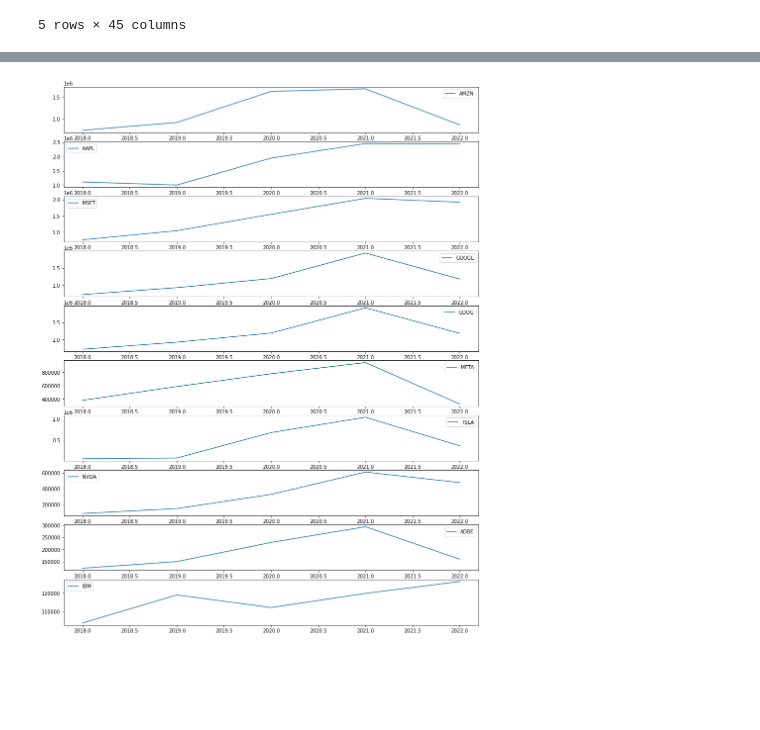
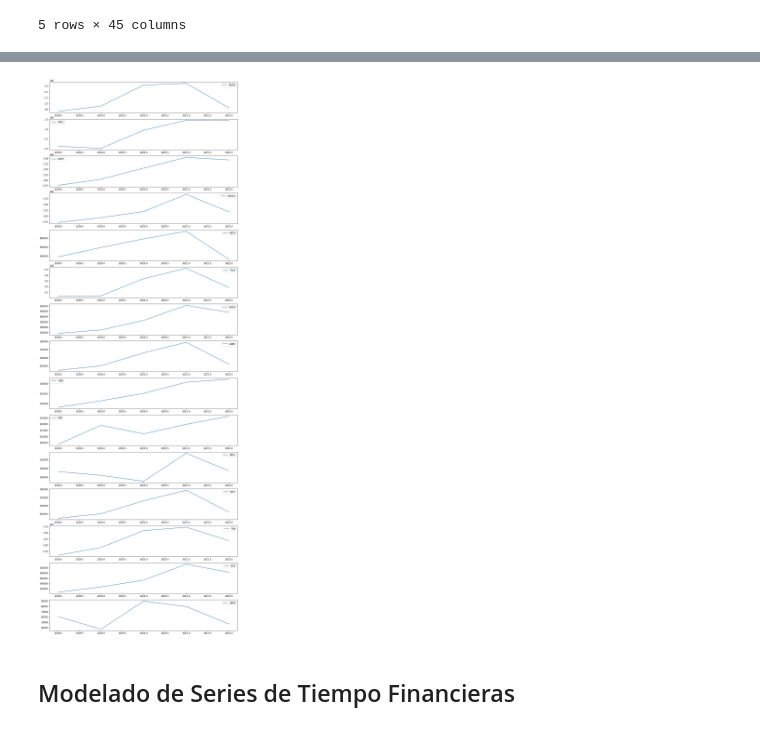
Before and after one commit to Sebas9626/daggendask, a Jupyter notebook: Portfolio.ipynb, the cells around one changed output, grey strips where cells are left out. Drawn from its saved outputs; the diff is of its cells as text; code cells hidden in the pictures; blank space fills up the shorter version.

```diff
--- a/Portfolio.ipynb
+++ b/Portfolio.ipynb
@@ -74,10 +46,11 @@ for company in companies:
               end= today,
               progress=False)
 
-  df = df.loc[:, ['Adj Close']]
+  df = df.loc[:, ['Adj Close', 'Volume']]
   df.rename(columns={'Adj Close':'adj_close'}, inplace=True)
   df['SR_nr'] = df['adj_close'].pct_change()
   df['SR'] = round(df.adj_close.pct_change(), 2)
+  df['MVC'] = round(df.Volume.pct_change(), 3)
 
   company_dfs[company] = df
 
@@ -85,23 +58,26 @@ AAPL = company_dfs['AAPL']
 AMZN = company_dfs['AMZN']
 MSFT = company_dfs['MSFT']
 GOOGL = company_dfs['GOOGL']
-GOOG = company_dfs['GOOG']
 META = company_dfs['META']
 TSLA = company_dfs['TSLA']
 NVDA = company_dfs['NVDA']
 ADBE = company_dfs['ADBE']
+CRM = company_dfs['CRM']
 IBM = company_dfs['IBM']
+ORCL = company_dfs['ORCL']
+INTC = company_dfs['INTC']
+TSM = company_dfs['TSM']
+ACN = company_dfs['ACN']
+UBER = company_dfs['UBER']
 
-plt.plot(AAPL.index, AAPL['adj_close'], color='blue', label='AAPL')
-plt.plot(AMZN.index, AMZN['adj_close'], color='red', label='AMZN')
-plt.plot(NVDA.index, NVDA['adj_close'], color='green', label='NVDA')
+plt.plot(TSM.index, TSM['adj_close'], color='red', label='TSM')
 plt.plot(GOOGL.index, GOOGL['adj_close'], color='purple', label='GOOGL')
 plt.plot(IBM.index, IBM['adj_close'], color='orange', label='IBM')
 plt.legend()
 plt.tight_layout()
-plt.title('1 year price evolution')
+plt.title('5 year price evolution')
 plt.xlabel('Date')
 plt.ylabel('Price ($)')
-plt.rcParams["figure.figsize"] = (15,5) # Ancho: 20 pulgadas, altura: 5 pulgadas
+plt.rcParams["figure.figsize"] = (18,8)
 plt.show()
 # %% [output]
@@ -126,13 +84,0 @@ AAPL
-# %%
-# Simple Return mean: last 10 days
-gainers = {}
-pd.options.display.float_format = '{:,.5f}'.format
-
-for i,df in enumerate(companies):
-  df = company_dfs[companies[i]]
-  df = df.tail(10)
-  df = df.loc[:, ['SR_nr']]
-  gainers.update({
-      companies[i]: df.mean()})
-gainers_df= pd.DataFrame.from_dict(gainers, orient='index')
-gainers_df['SR_nr'].sort_values(ascending=False)
@@ -295,14 +271,21 @@ print(financials)
 # %%
+# Financial Dataframe per company
 AMZN_fin = pd.DataFrame.from_dict(financials['AMZN'], orient='index')
 AAPL_fin = pd.DataFrame.from_dict(financials['AAPL'], orient='index')
 MSFT_fin = pd.DataFrame.from_dict(financials['MSFT'], orient='index')
 GOOGL_fin = pd.DataFrame.from_dict(financials['GOOGL'], orient='index')
-GOOG_fin = pd.DataFrame.from_dict(financials['GOOG'], orient='index')
 META_fin = pd.DataFrame.from_dict(financials['META'], orient='index')
 TSLA_fin = pd.DataFrame.from_dict(financials['TSLA'], orient='index')
 NVDA_fin = pd.DataFrame.from_dict(financials['NVDA'], orient='index')
 ADBE_fin = pd.DataFrame.from_dict(financials['ADBE'], orient='index')
+CRM_fin = pd.DataFrame.from_dict(financials['CRM'], orient='index')
 IBM_fin = pd.DataFrame.from_dict(financials['IBM'], orient='index')
+ORCL_fin = pd.DataFrame.from_dict(financials['ORCL'], orient='index')
+INTC_fin = pd.DataFrame.from_dict(financials['ADBE'], orient='index')
+TSM_fin = pd.DataFrame.from_dict(financials['TSM'], orient='index')
+ACN_fin = pd.DataFrame.from_dict(financials['ACN'], orient='index')
+UBER_fin = pd.DataFrame.from_dict(financials['UBER'], orient='index')
+
 AMZN_fin
 # %% [output]
 |  | Mkt Cap | Debt to Equity | Debt to Assets | Revenue per Share | NI per Share | Revenue | Gross Profit | ... |
@@ -313,4 +296,5 @@ AMZN_fin
 | 2018 | 731,459.3900 | 2.7348 | 0.7323 | 23.9104 | 1.0342 | 232,887.0000 | 59,704.0000 | ... |
 5 rows × 45 columns
 # %%
-fin_dfs = [AMZN_fin, AAPL_fin, MSFT_fin, GOOGL_fin, GOOG_fin, META_fin, TSLA_fin, NVDA_fin, ADBE_fin, IBM_fin]
+# Financial Dataframes
+fin_dfs = [AMZN_fin, AAPL_fin, MSFT_fin, GOOGL_fin, META_fin, TSLA_fin, NVDA_fin, ADBE_fin, CRM_fin, IBM_fin, ORCL_fin, INTC_fin, TSM_fin, ACN_fin, UBER_fin]
@@ -369,10 +360,10 @@ AMZN_fin['PE'][2022]
 # %%
 for i,df in enumerate(fin_dfs):
   plt.subplot(len(fin_dfs),1,i+1)
   plt.plot(df.index, df['Mkt Cap'], label=companies[i])
   plt.legend()
 
-plt.rcParams["figure.figsize"] = (15,20)
+plt.rcParams["figure.figsize"] = (15,45)
 plt.show()
 # %% [output]
-[figure, old version]
+[figure, new version]
@@ -390,0 +370,2 @@ pf.create_simple_tear_sheet(portfolio_returns)
+# %% [markdown]
+## Modelado de Series de Tiempo Financieras
```
Also changed, not shown: parts of 38 cells of this notebook.
